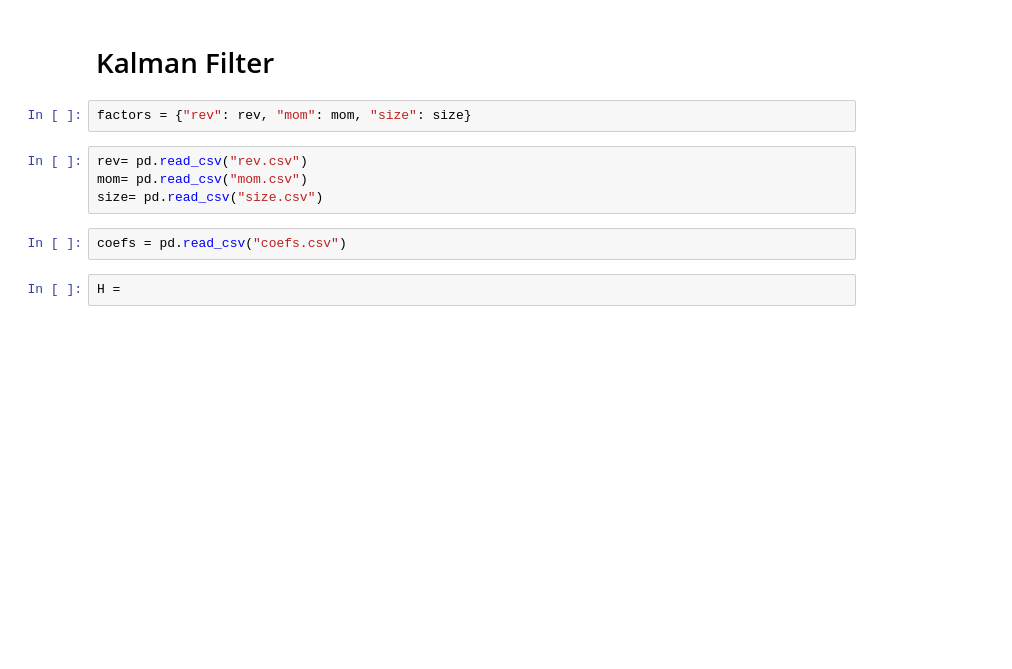
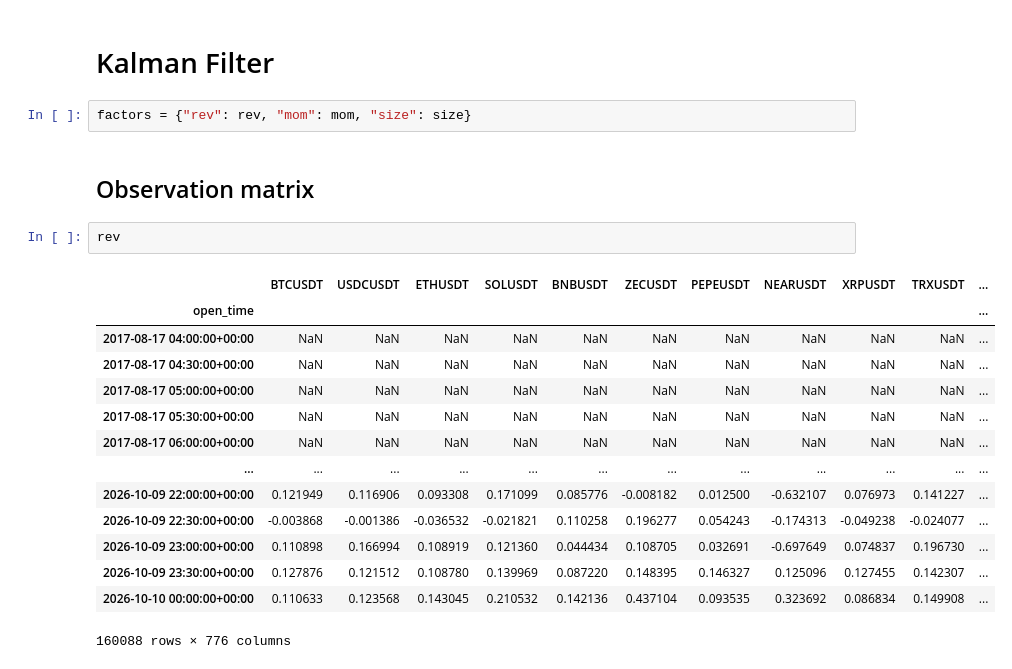
Before and after one commit to Parracho/Project-Finance, a Jupyter notebook: kalman_latent_factor.ipynb, the cells around one changed output. Cells and saved outputs as stored; diff of their text form; blank space fills up the shorter version.

```diff
--- a/kalman_latent_factor.ipynb
+++ b/kalman_latent_factor.ipynb
@@ -152,11 +138,22 @@ multi_linear_strat.summarize(bt)
 # Kalman Filter
 # %%
 factors = {"rev": rev, "mom": mom, "size": size}
-# %%
-rev= pd.read_csv("rev.csv")
-mom= pd.read_csv("mom.csv")
-size= pd.read_csv("size.csv")
-# %%
-coefs = pd.read_csv("coefs.csv")
-# %%
-H =
+# %% [markdown]
+## Observation matrix
+# %%
+rev
+# %% [output]
+|  | BTCUSDT | USDCUSDT | ETHUSDT | SOLUSDT | BNBUSDT | ZECUSDT | PEPEUSDT | NEARUSDT | XRPUSDT | TRXUSDT | ... |
+| open_time |  |  |  |  |  |  |  |  |  |  | ... |
+| 2017-08-17 04:00:00+00:00 | NaN | NaN | NaN | NaN | NaN | NaN | NaN | NaN | NaN | NaN | ... |
+| 2017-08-17 04:30:00+00:00 | NaN | NaN | NaN | NaN | NaN | NaN | NaN | NaN | NaN | NaN | ... |
+| 2017-08-17 05:00:00+00:00 | NaN | NaN | NaN | NaN | NaN | NaN | NaN | NaN | NaN | NaN | ... |
+| 2017-08-17 05:30:00+00:00 | NaN | NaN | NaN | NaN | NaN | NaN | NaN | NaN | NaN | NaN | ... |
+| 2017-08-17 06:00:00+00:00 | NaN | NaN | NaN | NaN | NaN | NaN | NaN | NaN | NaN | NaN | ... |
+| ... | ... | ... | ... | ... | ... | ... | ... | ... | ... | ... | ... |
+| 2026-10-09 22:00:00+00:00 | 0.121949 | 0.116906 | 0.093308 | 0.171099 | 0.085776 | -0.008182 | 0.012500 | -0.632107 | 0.076973 | 0.141227 | ... |
+| 2026-10-09 22:30:00+00:00 | -0.003868 | -0.001386 | -0.036532 | -0.021821 | 0.110258 | 0.196277 | 0.054243 | -0.174313 | -0.049238 | -0.024077 | ... |
+| 2026-10-09 23:00:00+00:00 | 0.110898 | 0.166994 | 0.108919 | 0.121360 | 0.044434 | 0.108705 | 0.032691 | -0.697649 | 0.074837 | 0.196730 | ... |
+| 2026-10-09 23:30:00+00:00 | 0.127876 | 0.121512 | 0.108780 | 0.139969 | 0.087220 | 0.148395 | 0.146327 | 0.125096 | 0.127455 | 0.142307 | ... |
+| 2026-10-10 00:00:00+00:00 | 0.110633 | 0.123568 | 0.143045 | 0.210532 | 0.142136 | 0.437104 | 0.093535 | 0.323692 | 0.086834 | 0.149908 | ... |
+160088 rows × 776 columns
```
Also changed, not shown: parts of 9 cells of this notebook, 1 other file.
